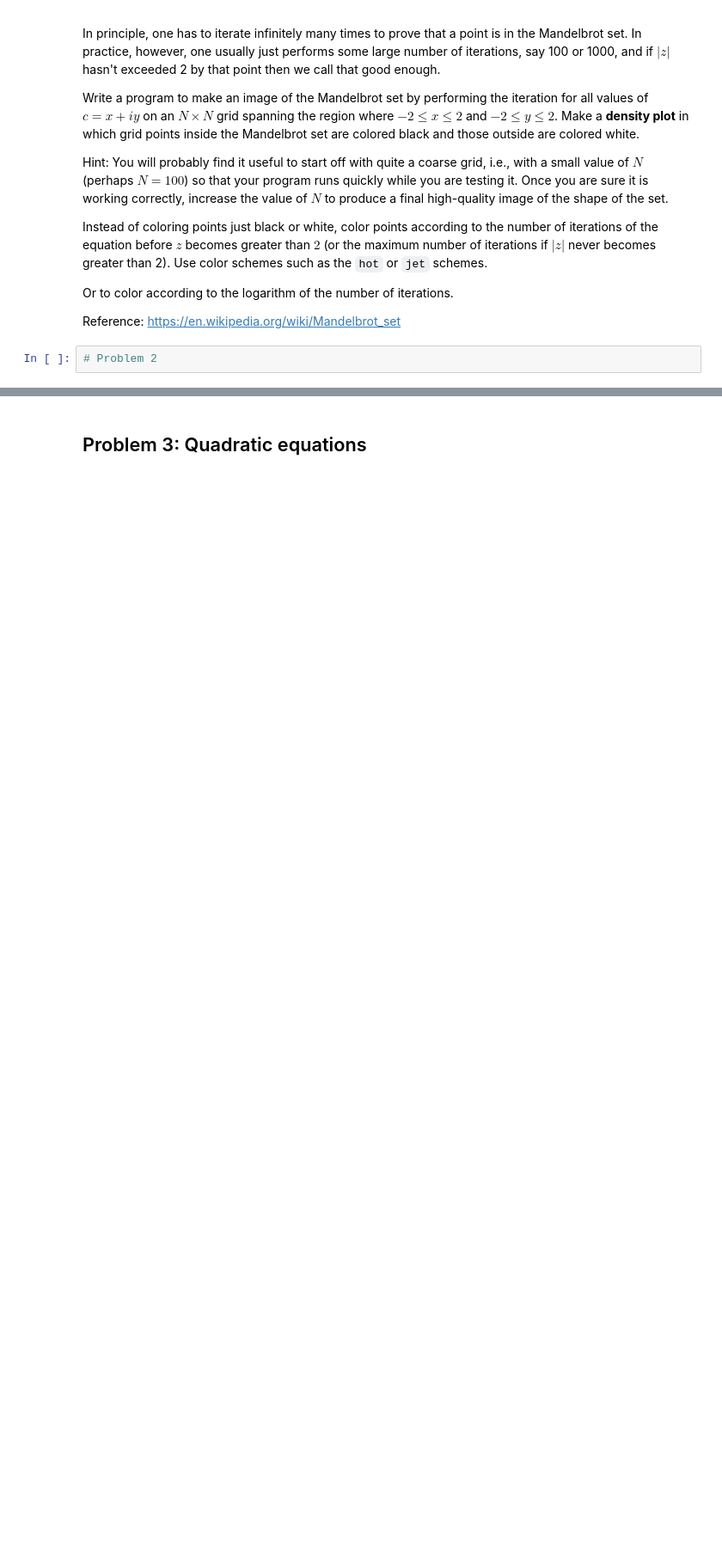
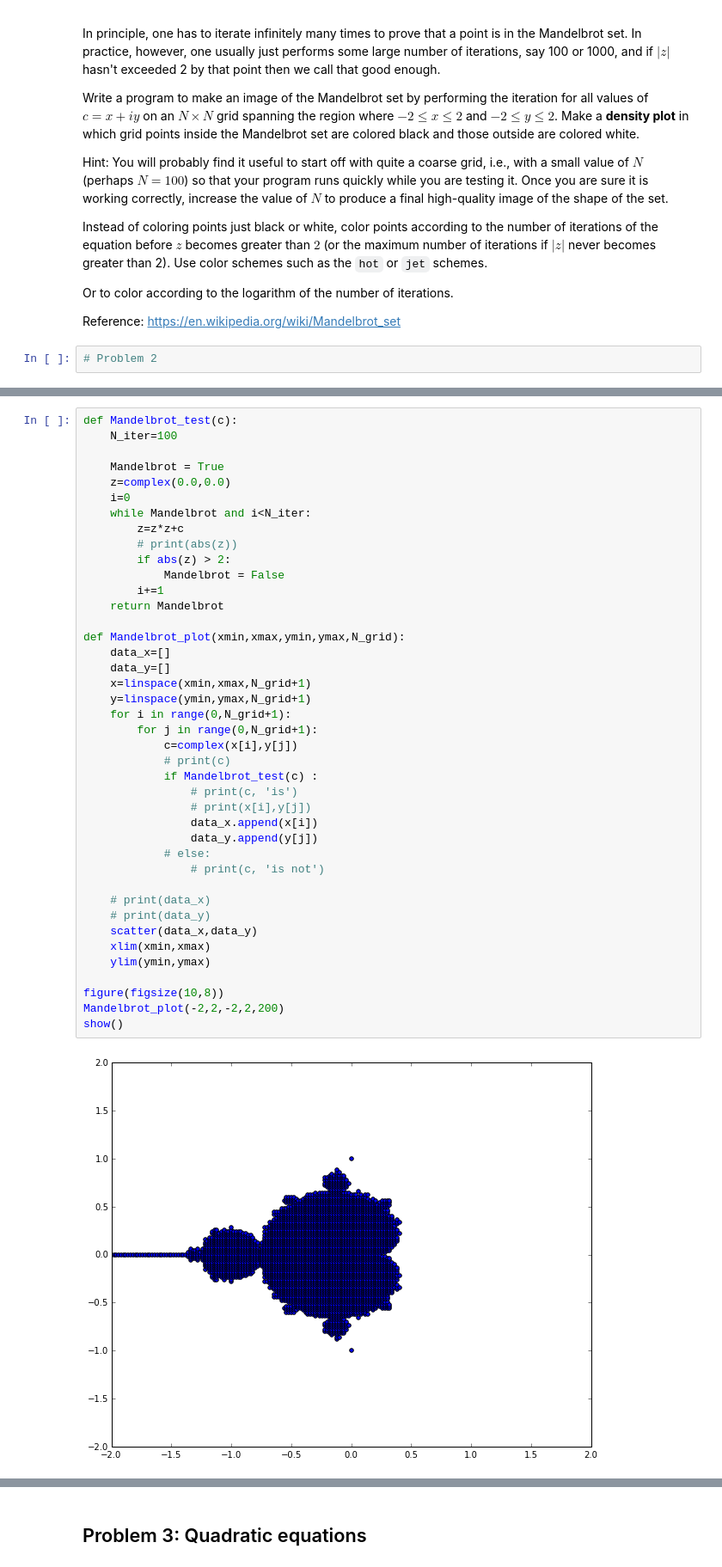
Before and after one commit to pcchen/NTHU10320PHYS290000, a Jupyter notebook: homework/Homework3_solution.ipynb, the cells around one changed output, grey strips where cells are left out. Shown: that part at 86% size. Cells and saved outputs as stored; diff of their text form; blank space fills up the shorter version.

```diff
--- a/homework/Homework3_solution.ipynb
+++ b/homework/Homework3_solution.ipynb
@@ -57,0 +139,43 @@ Reference: https://en.wikipedia.org/wiki/Mandelbrot_set
+# %%
+def Mandelbrot_test(c):
+    N_iter=100
+
+    Mandelbrot = True
+    z=complex(0.0,0.0)
+    i=0
+    while Mandelbrot and i<N_iter:
+        z=z*z+c
+        # print(abs(z))
+        if abs(z) > 2:
+            Mandelbrot = False
+        i+=1
+    return Mandelbrot
+
+def Mandelbrot_plot(xmin,xmax,ymin,ymax,N_grid):
+    data_x=[]
+    data_y=[]
+    x=linspace(xmin,xmax,N_grid+1)
+    y=linspace(ymin,ymax,N_grid+1)
+    for i in range(0,N_grid+1):
+        for j in range(0,N_grid+1):
+            c=complex(x[i],y[j])
+            # print(c)
+            if Mandelbrot_test(c) :
+                # print(c, 'is')
+                # print(x[i],y[j])
+                data_x.append(x[i])
+                data_y.append(y[j])
+            # else:
+                # print(c, 'is not')
+
+    # print(data_x)
+    # print(data_y)
+    scatter(data_x,data_y)
+    xlim(xmin,xmax)
+    ylim(ymin,ymax)
+
+figure(figsize(10,8))
+Mandelbrot_plot(-2,2,-2,2,200)
+show()
+# %% [output]
+[figure, added]
```
Also changed, not shown: parts of 27 cells of this notebook.
